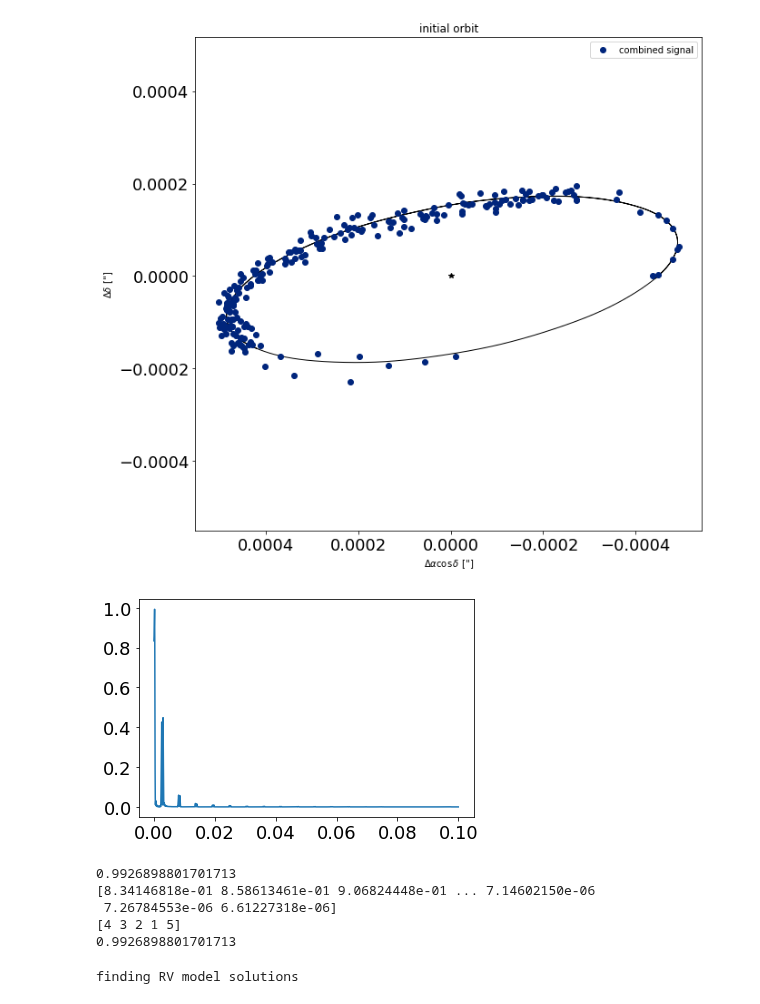
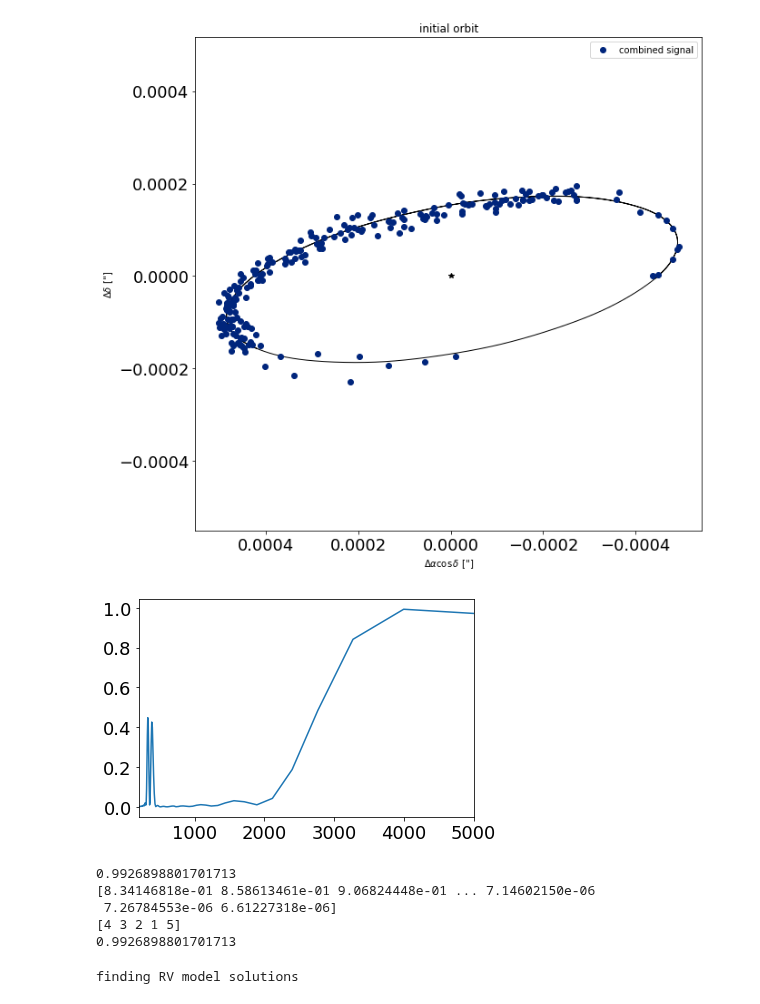
Before and after one commit to dyahalomi/roman_astrometry, a Jupyter notebook: Code/model_data.ipynb, the cells around one changed output. Drawn from its saved outputs; the diff is of its cells as text; code cells hidden in the pictures.

```diff
--- a/Code/model_data.ipynb
+++ b/Code/model_data.ipynb
@@ -134,19 +134,21 @@ t_fine = np.linspace(x_astrometry.min() - 500, x_astrometry.max() + 500, num=100
 # %%
 from astropy.timeseries import LombScargle
 frequency, power = LombScargle(x_rv, y_rv).autopower()
 frequency_cut = frequency[frequency < 0.1]
 power_cut = power[frequency < 0.1]
 
-plt.plot(frequency_cut, power_cut)
+plt.plot(1/frequency_cut, power_cut)
+plt.xlim(200,5000)
+
 plt.show()
 print(power_cut.max())
 print(power_cut)
 
 indices = power_cut.argsort()[-5:][::-1]
 print(indices)
 print(power_cut[indices][0])
 # %% [output]
-[figure, old version]
+[figure, new version]
 0.9926898801701713
 [8.34146818e-01 8.58613461e-01 9.06824448e-01 ... 7.14602150e-06
  7.26784553e-06 6.61227318e-06]
```
